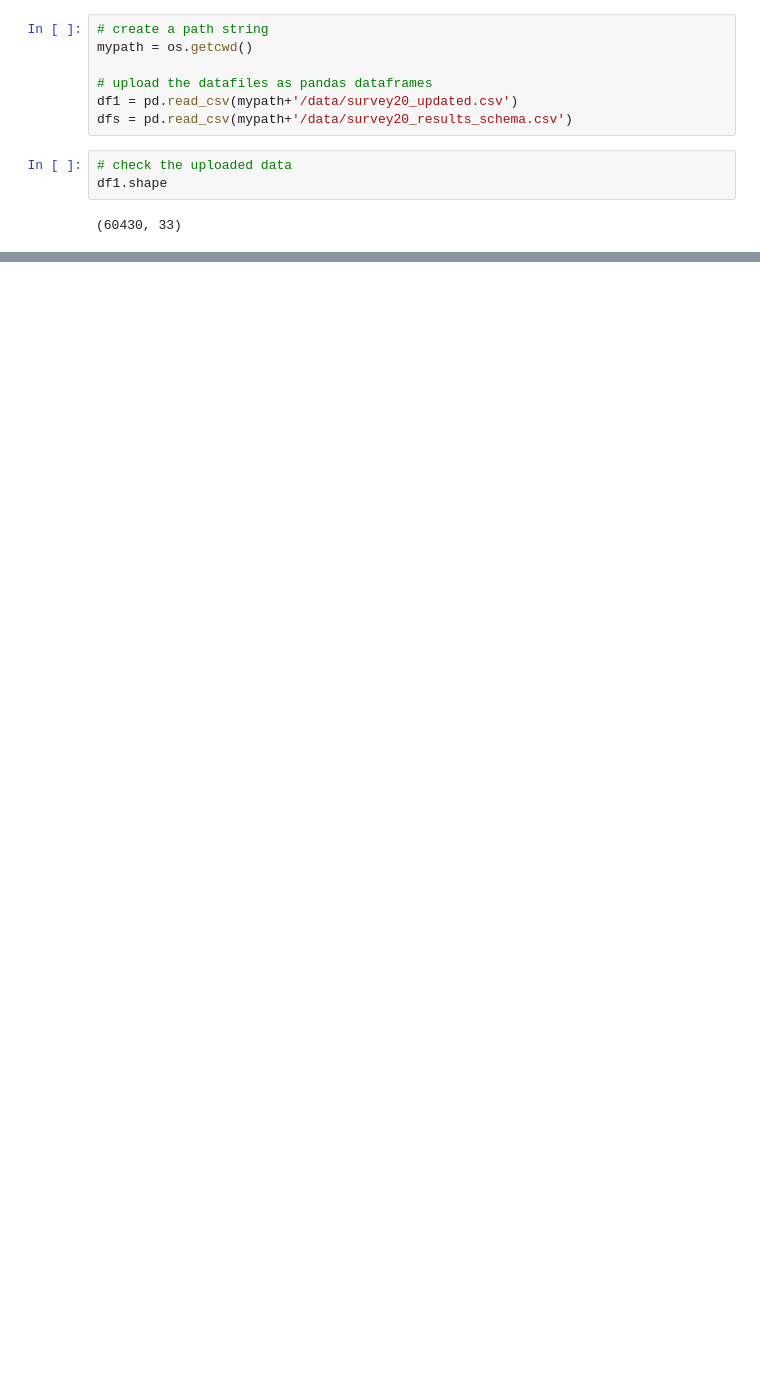
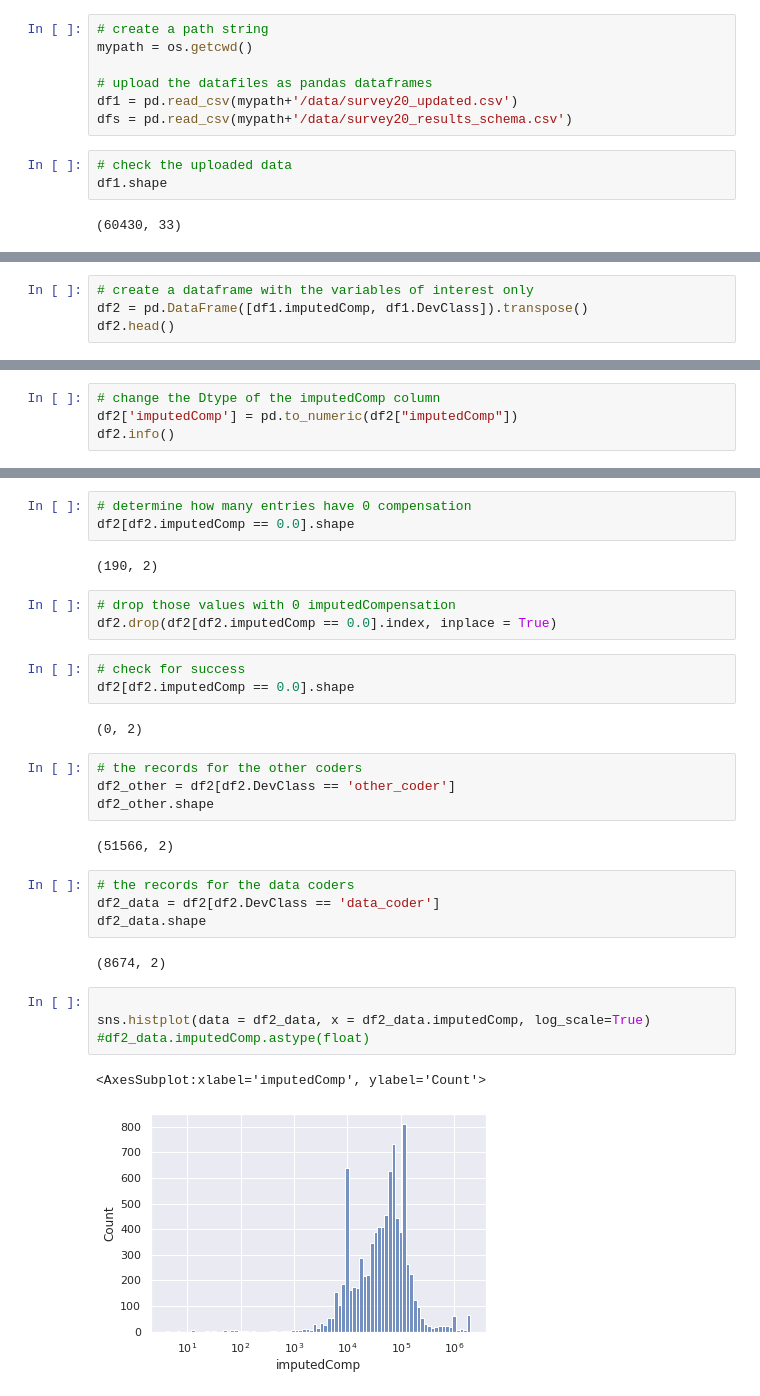
Before and after one commit to SolanaO/Developers_Survey_Analysis, a Jupyter notebook: stackBlogQuestion2.ipynb, the cells around one changed output, grey strips where cells are left out. Saved outputs shown, nothing was run; the diff lists cells and outputs as text; blank space fills up the shorter version.

```diff
--- a/stackBlogQuestion2.ipynb
+++ b/stackBlogQuestion2.ipynb
@@ -64,0 +76,4 @@ df1.shape
+# %%
+# create a dataframe with the variables of interest only
+df2 = pd.DataFrame([df1.imputedComp, df1.DevClass]).transpose()
+df2.head()
@@ -64,0 +100,4 @@ df1.shape
+# %%
+# change the Dtype of the imputedComp column
+df2['imputedComp'] = pd.to_numeric(df2["imputedComp"])
+df2.info()
@@ -64,0 +114,32 @@ df1.shape
+# %%
+# determine how many entries have 0 compensation
+df2[df2.imputedComp == 0.0].shape
+# %% [output]
+(190, 2)
+# %%
+# drop those values with 0 imputedCompensation
+df2.drop(df2[df2.imputedComp == 0.0].index, inplace = True)
+# %%
+# check for success
+df2[df2.imputedComp == 0.0].shape
+# %% [output]
+(0, 2)
+# %%
+# the records for the other coders
+df2_other = df2[df2.DevClass == 'other_coder']
+df2_other.shape
+# %% [output]
+(51566, 2)
+# %%
+# the records for the data coders
+df2_data = df2[df2.DevClass == 'data_coder']
+df2_data.shape
+# %% [output]
+(8674, 2)
+# %%
+
+sns.histplot(data = df2_data, x = df2_data.imputedComp, log_scale=True)
+#df2_data.imputedComp.astype(float)
+# %% [output]
+<AxesSubplot:xlabel='imputedComp', ylabel='Count'>
+[figure, added]
```
Also changed, not shown: parts of 9 cells of this notebook, 4 other files.
